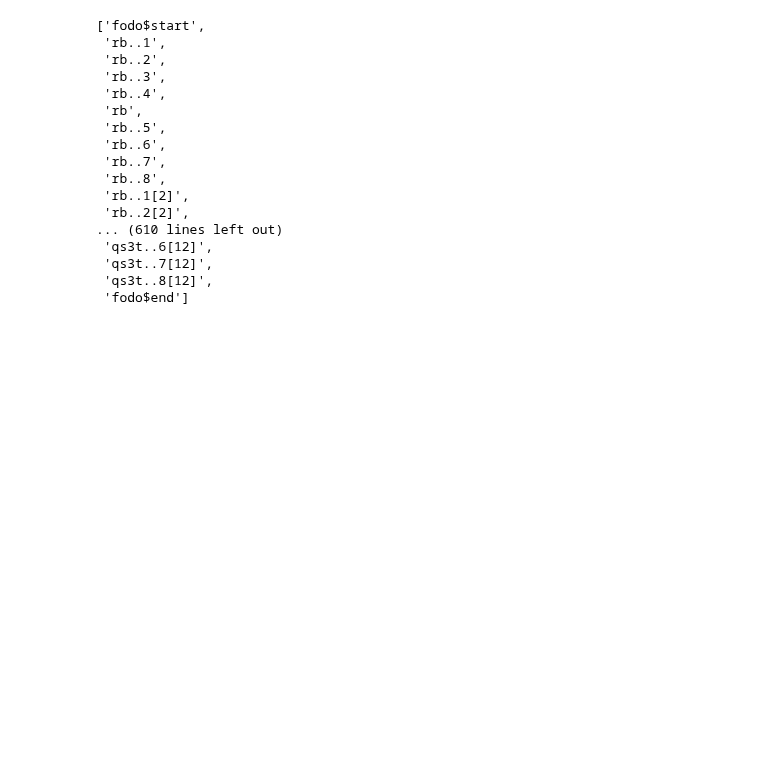
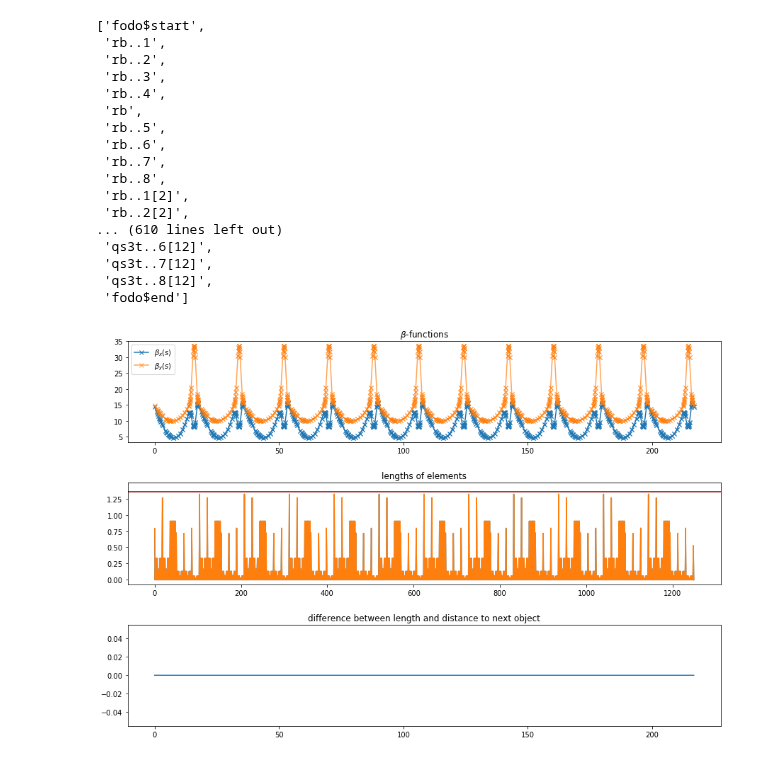
Before and after one commit to aoeftiger/sixtracklib_pyht_playground, a Jupyter notebook: sis18/SIS18 with space charge.ipynb, the cells around one changed output. Saved outputs shown, nothing was run; the diff lists cells and outputs as text; code cells hidden in the pictures; blank space fills up the shorter version.

```diff
--- a/sis18/SIS18 with space charge.ipynb
+++ b/sis18/SIS18 with space charge.ipynb
@@ -112,3 +140,5 @@ s                  =        29.27834796 ;
 True
 # %%
 madx.use(sequence='FODO')
+# %%
+twiss = madx.twiss();
@@ -132,3 +180,26 @@ madx.sequence.FODO.element_names()
  'qs3t..7[12]',
  'qs3t..8[12]',
  'fodo$end']
+# %%
+fig, ax = plt.subplots(3, 1, figsize=(15,10))
+
+plt.sca(ax[0])
+plt.title(r'$\beta$-functions')
+plt.plot(twiss['s'], twiss['betx'], marker='x', label=r'$\beta_x(s)$')
+plt.plot(twiss['s'], twiss['bety'], marker='x', label=r'$\beta_y(s)$', alpha=0.7)
+plt.legend()
+
+plt.sca(ax[1])
+plt.title('lengths of elements')
+plt.plot(np.diff(twiss['s']))
+plt.plot(twiss['l'][1:])
+plt.axhline(l_target*1.5, color='darkred')
+plt.ylim(top=l_target*1.5*1.1)
+
+plt.sca(ax[2])
+plt.title('difference between length and distance to next object')
+plt.plot(twiss['s'][:-1], np.diff(twiss['s']) - twiss['l'][1:])
+
+plt.subplots_adjust(hspace=0.4)
+# %% [output]
+[figure, added]
```
Also changed, not shown: parts of 30 cells of this notebook.
